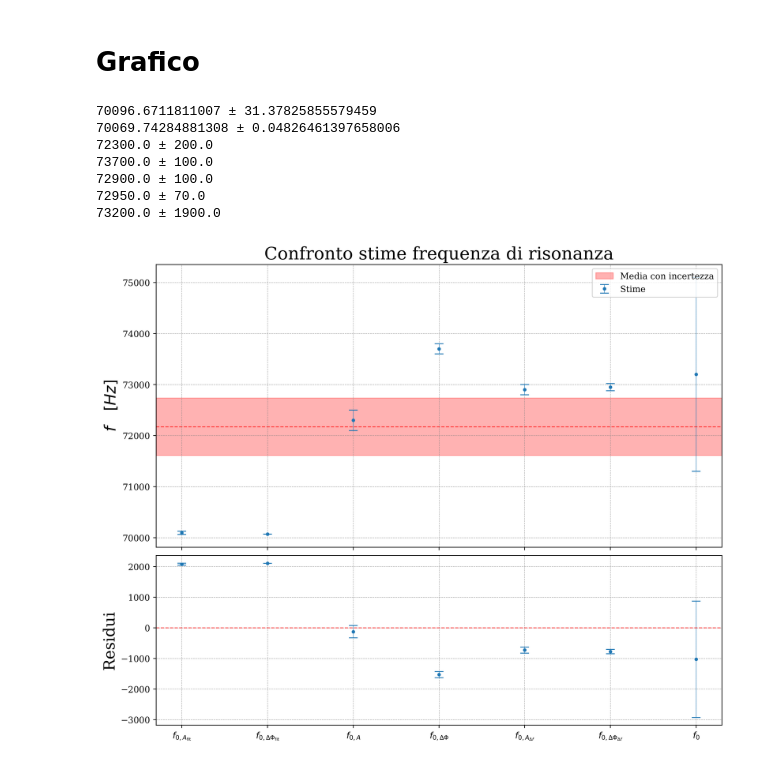
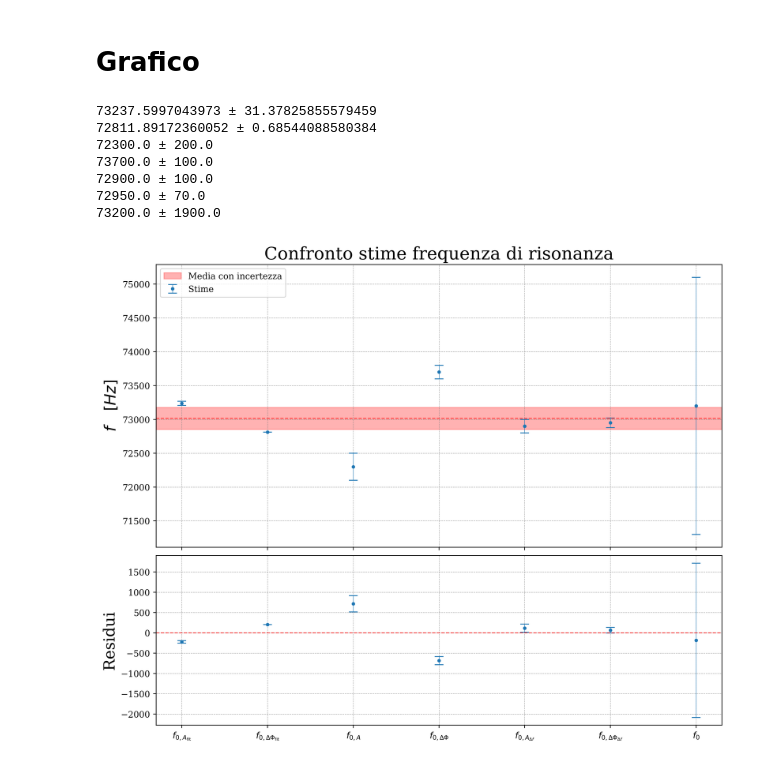
Before and after one commit to nichettg/Codici, a Jupyter notebook: 7. RLC Dominio Frequenza con Vin/confronto_f0.ipynb, the cells around one changed output. Drawn from its saved outputs; the diff is of its cells as text; code cells hidden in the pictures.

```diff
--- a/7. RLC Dominio Frequenza con Vin/confronto_f0.ipynb
+++ b/7. RLC Dominio Frequenza con Vin/confronto_f0.ipynb
@@ -32,6 +32,10 @@ anal,offset = let.importa_pickle("ampiezza.pkl")
 [x_off, y_off] = offset
 del anal,offset
 
-par[0] = Misura(a.val / (2 * np.pi), a.s / (2 * np.pi))
+f = a.val / (2*np.pi)
+sf = a.s / (2 * np.pi)
+f0 = f - x_off
+
+par[0] = Misura(f0, sf)
 print(par[0])
 # %% [output]
@@ -46,6 +50,10 @@ anal,offset = let.importa_pickle("sfasamento.pkl")
 [x_off, y_off] = offset
 del anal,offset
 
-par[1] = Misura(a.val / (2 * np.pi), a.s / (2 * np.pi))
+f = a.val / (2*np.pi)
+sf = a.s / (2 * np.pi)
+f0 = f - x_off
+
+par[1] = Misura(f0, sf)
 print(par[1])
 # %% [output]
@@ -96,8 +104,8 @@ file_output1 = "confronto_f0.pdf"
 # %%
 print(par)
 # %% [output]
-70096.6711811007 ± 31.37825855579459
-70069.74284881308 ± 0.04826461397658006
+73237.5997043973 ± 31.37825855579459
+72811.89172360052 ± 0.68544088580384
 72300.0 ± 200.0
 73700.0 ± 100.0
 72900.0 ± 100.0
@@ -138,32 +146,32 @@ if pesata:
     label = "Media pesata con incertezza"
 elif not pesata:
     label = "Media con incertezza"
 ax1.axhspan(
     media.val - media.s,
     media.val + media.s,
     alpha=0.3,
     color="red",
     label=label
 )
 
-ax1.legend(loc="upper right", bbox_to_anchor=(1,1), fontsize=10)
+ax1.legend(loc="upper left", bbox_to_anchor=(0,1), fontsize=10)
 
 # Residui
 ax2.errorbar(
     res[0],
     res[1],
     yerr=res[2],
     **gf.errorbar_params,
     color=gf.colori[0]
 )
 
 # Linea orizzontale
 ax2.axhline(
     0,
     **gf.line_params,
     color="red"
 )
 
 let.salva_grafico(fig1, file_output1)
 # %% [output]
-[figure, old version]
+[figure, new version]
```
Also changed, not shown: parts of 3 cells of this notebook, 22 other files.
